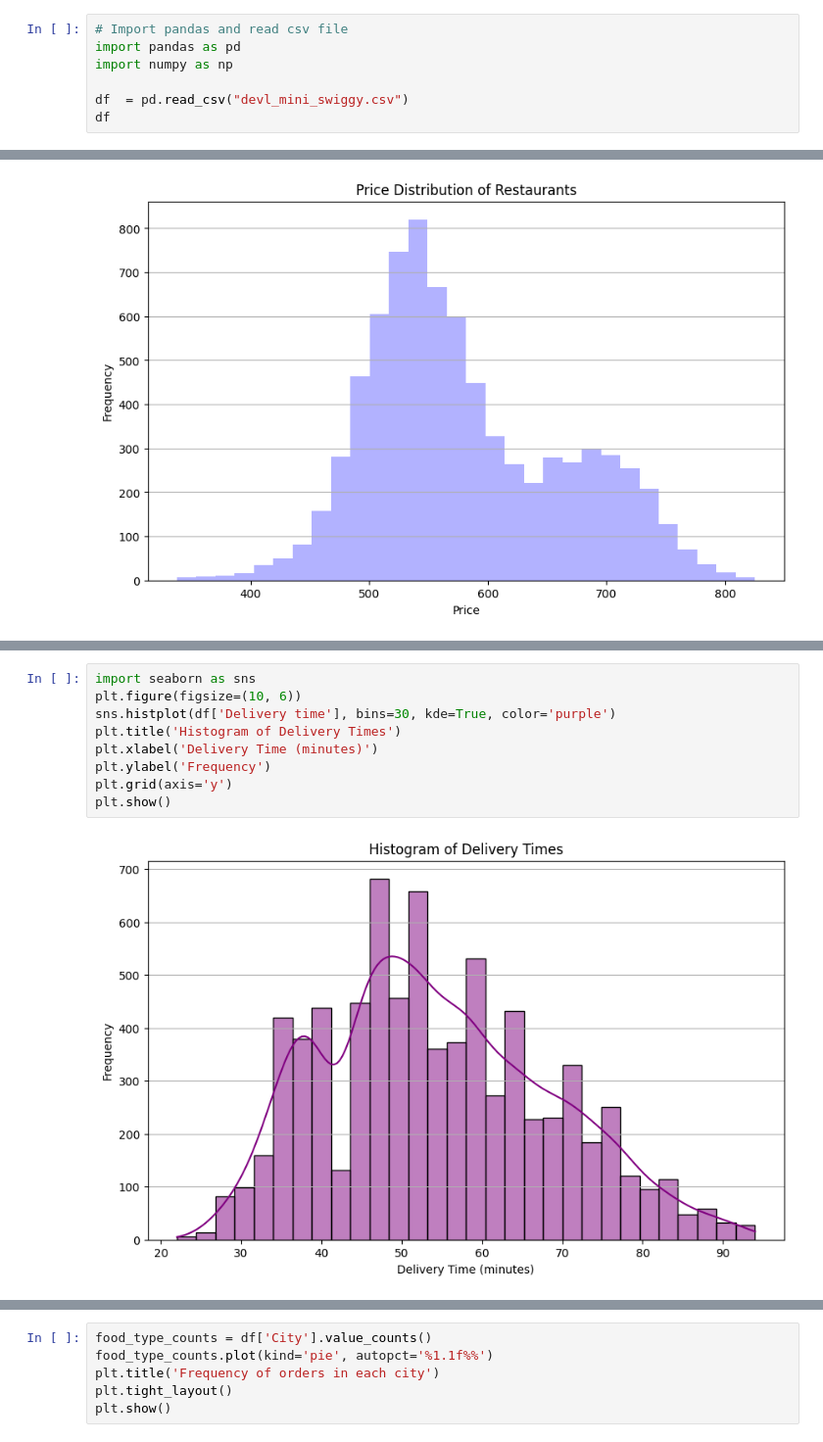
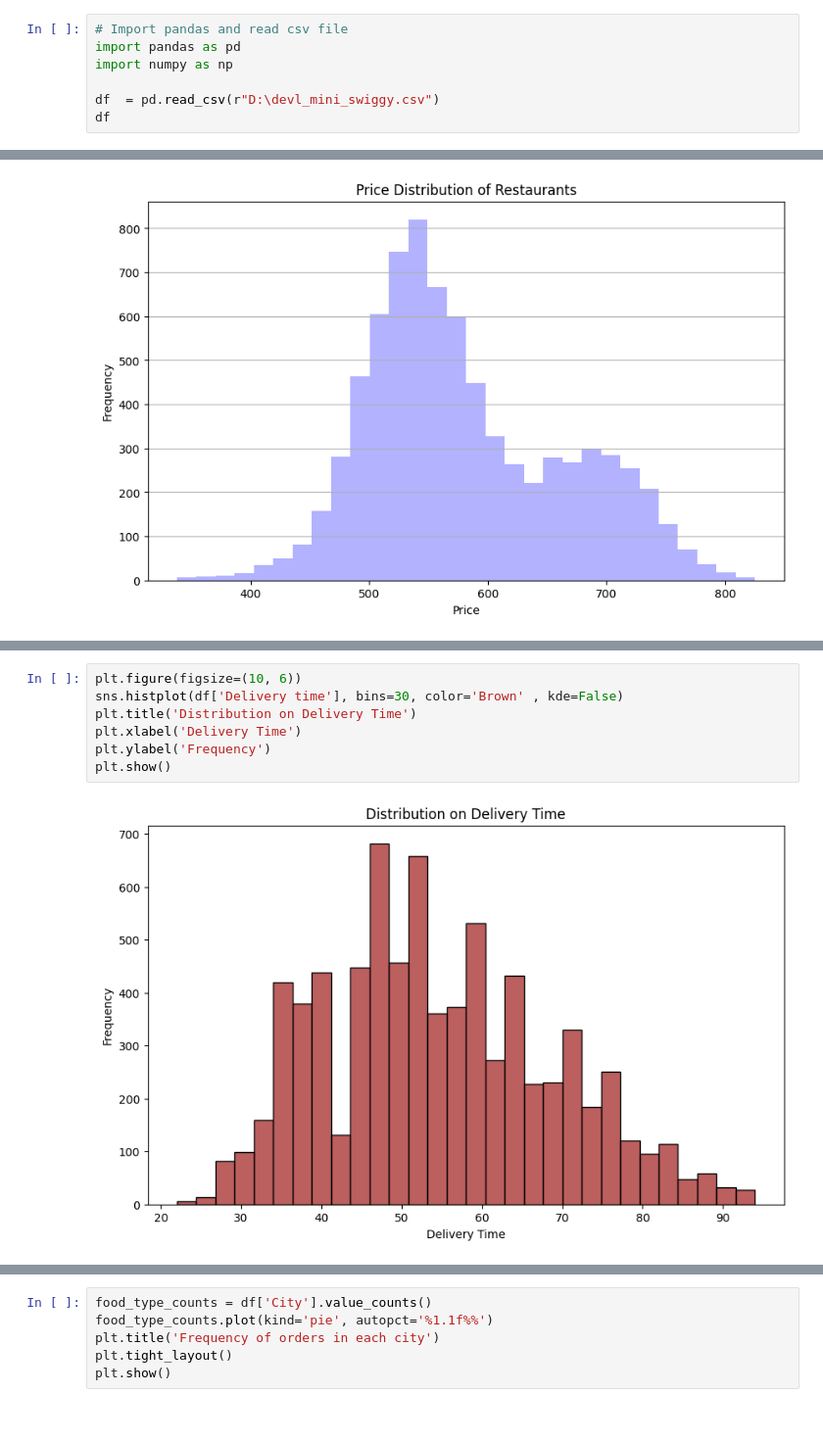
Before and after one commit to pawarsahil2005/DEVL-MiniProject, a Jupyter notebook: DEVL MINI PROJECT.ipynb, the cells around one changed output, grey strips where cells are left out. Shown at 98% size. Saved outputs shown, nothing was run; the diff lists cells and outputs as text.

```diff
--- a/DEVL MINI PROJECT.ipynb
+++ b/DEVL MINI PROJECT.ipynb
@@ -7,7 +7,7 @@
 import pandas as pd
 import numpy as np
 
-df  = pd.read_csv("devl_mini_swiggy.csv")
+df  = pd.read_csv(r"D:\devl_mini_swiggy.csv")
 df
 # %% [output]
 |  | ID | Area | City | Restaurant | Price | Avg ratings | Total ratings | Food type | Address | ... |
@@ -605,11 +612,9 @@ plt.show()
 # %%
-import seaborn as sns
 plt.figure(figsize=(10, 6))
-sns.histplot(df['Delivery time'], bins=30, kde=True, color='purple')
-plt.title('Histogram of Delivery Times')
-plt.xlabel('Delivery Time (minutes)')
+sns.histplot(df['Delivery time'], bins=30, color='Brown' , kde=False)
+plt.title('Distribution on Delivery Time')
+plt.xlabel('Delivery Time')
 plt.ylabel('Frequency')
-plt.grid(axis='y')
 plt.show()
 # %% [output]
-[figure, old version]
+[figure, new version]
```
Also changed, not shown: parts of 6 cells of this notebook.
